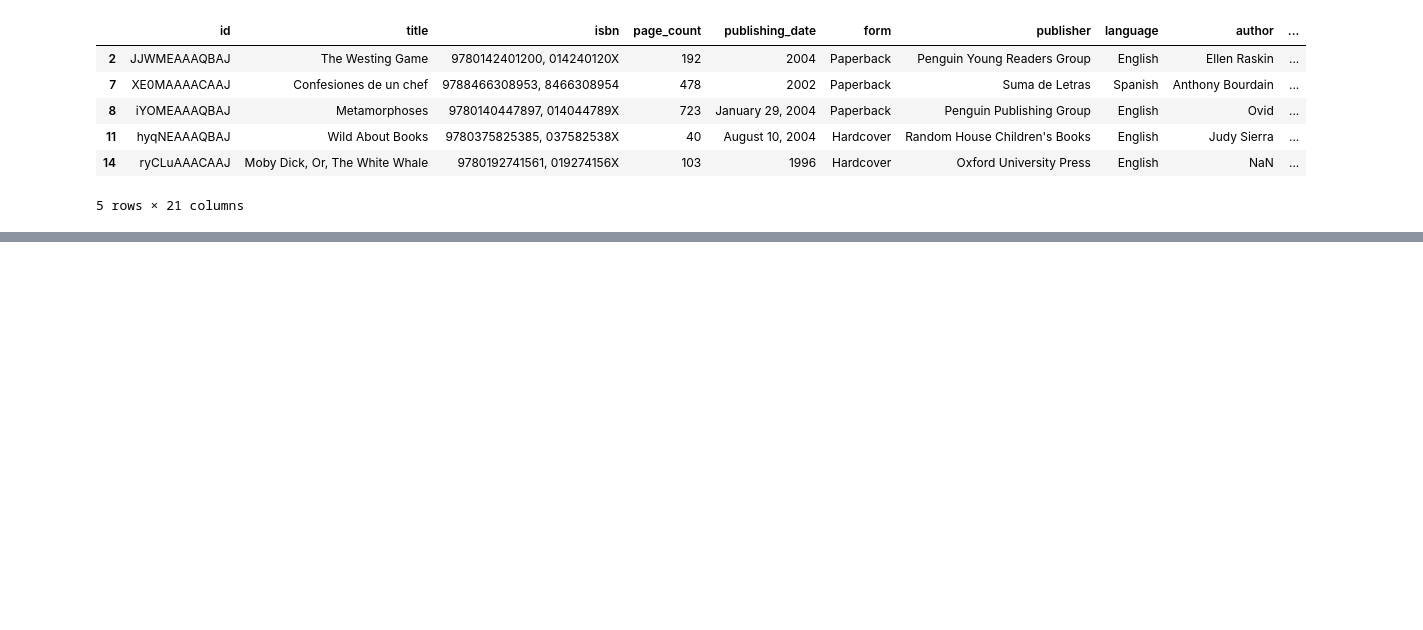
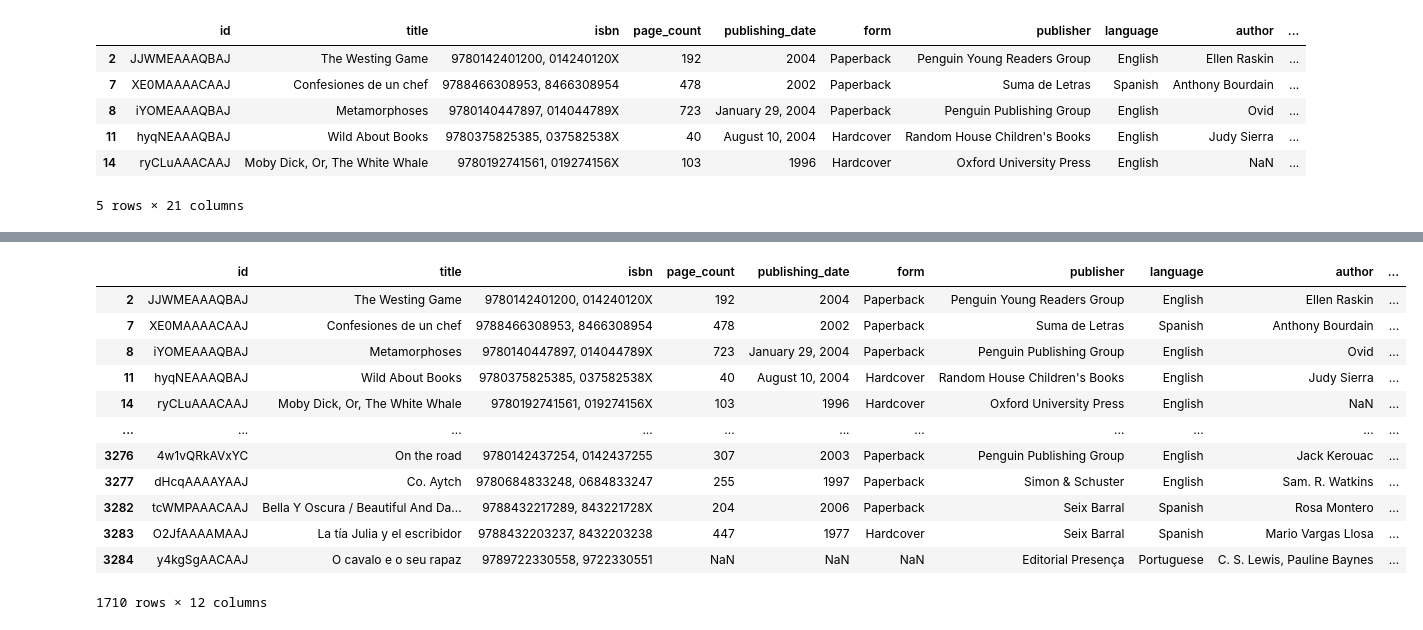
Before and after one commit to manny-pi/inst.414.final-project.repo, a Jupyter notebook: BenWork/BenAnalysis.ipynb, the cells around one changed output, grey strips where cells are left out. Saved outputs shown, nothing was run; the diff lists cells and outputs as text; code cells hidden in the pictures; blank space fills up the shorter version.

```diff
--- a/BenWork/BenAnalysis.ipynb
+++ b/BenWork/BenAnalysis.ipynb
@@ -93,4 +93,4 @@ book_df.head()
 # %%
 #average_rating, ratings_count, book_id , isbn, illustrator, NaN genres, NaN subjects, nominations, characters, sub_title, originally_published,
 # %%
-book_df.drop(columns=['average_rating', 'ratings_count', 'book_id', 'isbn', 'illustrator', 'nominations', 'characters', 'sub_title', 'originally_published', 'awards'], inplace=True)
+books = book_df.drop(columns=['average_rating', 'ratings_count', 'book_id', 'illustrator', 'nominations', 'characters', 'sub_title', 'originally_published', 'awards'])
@@ -112,0 +97,16 @@ book_df
+# %%
+books
+# %% [output]
+|  | id | title | isbn | page_count | publishing_date | form | publisher | language | author | ... |
+| 2 | JJWMEAAAQBAJ | The Westing Game | 9780142401200, 014240120X | 192 | 2004 | Paperback | Penguin Young Readers Group | English | Ellen Raskin | ... |
+| 7 | XE0MAAAACAAJ | Confesiones de un chef | 9788466308953, 8466308954 | 478 | 2002 | Paperback | Suma de Letras | Spanish | Anthony Bourdain | ... |
+| 8 | iYOMEAAAQBAJ | Metamorphoses | 9780140447897, 014044789X | 723 | January 29, 2004 | Paperback | Penguin Publishing Group | English | Ovid | ... |
+| 11 | hyqNEAAAQBAJ | Wild About Books | 9780375825385, 037582538X | 40 | August 10, 2004 | Hardcover | Random House Children's Books | English | Judy Sierra | ... |
+| 14 | ryCLuAAACAAJ | Moby Dick, Or, The White Whale | 9780192741561, 019274156X | 103 | 1996 | Hardcover | Oxford University Press | English | NaN | ... |
+| ... | ... | ... | ... | ... | ... | ... | ... | ... | ... | ... |
+| 3276 | 4w1vQRkAVxYC | On the road | 9780142437254, 0142437255 | 307 | 2003 | Paperback | Penguin Publishing Group | English | Jack Kerouac | ... |
+| 3277 | dHcqAAAAYAAJ | Co. Aytch | 9780684833248, 0684833247 | 255 | 1997 | Paperback | Simon & Schuster | English | Sam. R. Watkins | ... |
+| 3282 | tcWMPAAACAAJ | Bella Y Oscura / Beautiful And Da... | 9788432217289, 843221728X | 204 | 2006 | Paperback | Seix Barral | Spanish | Rosa Montero | ... |
+| 3283 | O2JfAAAAMAAJ | La tía Julia y el escribidor | 9788432203237, 8432203238 | 447 | 1977 | Hardcover | Seix Barral | Spanish | Mario Vargas Llosa | ... |
+| 3284 | y4kgSgAACAAJ | O cavalo e o seu rapaz | 9789722330558, 9722330551 | NaN | NaN | NaN | Editorial Presença | Portuguese | C. S. Lewis, Pauline Baynes | ... |
+1710 rows × 12 columns
```
Also changed, not shown: parts of 30 cells of this notebook.
